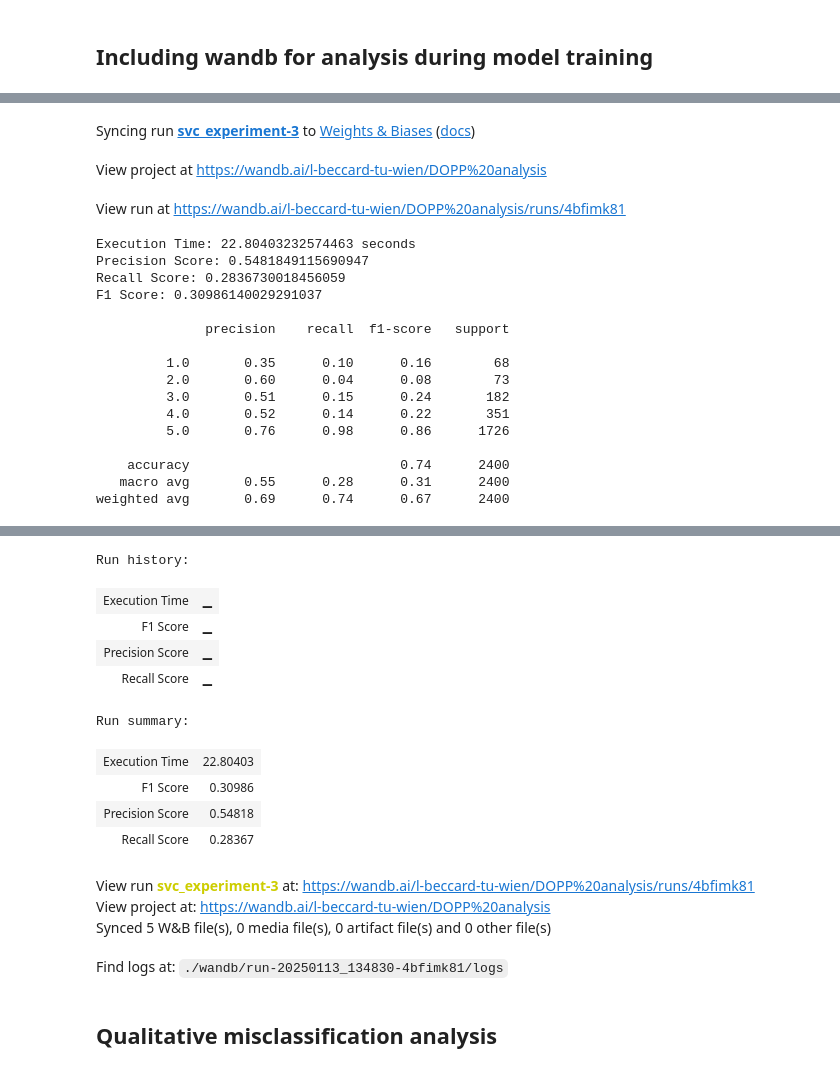
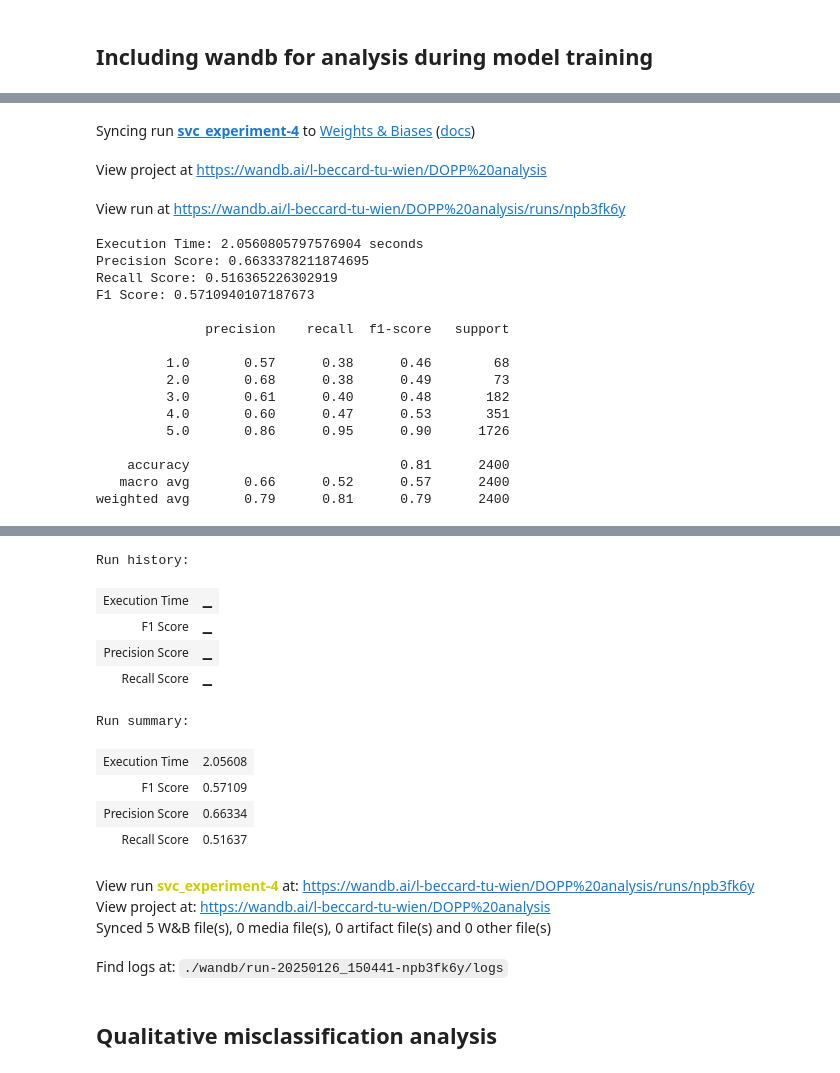
Before and after one commit to lebe1/text-oriented-data-science-project, a Jupyter notebook: Data_Modeling.ipynb, the cells around one changed output, grey strips where cells are left out. Drawn from its saved outputs; the diff is of its cells as text; code cells hidden in the pictures.

```diff
--- a/Data_Modeling.ipynb
+++ b/Data_Modeling.ipynb
@@ -123,3 +123,16 @@ df['preprocessedText'].head()
 | 3 | love smell bit expensive cant buy... |
 | 4 | found stuff japan wondered could ... |
 dtype: object
+# %%
+y = df['rating']
+X = pd.DataFrame({'preprocessedText': df['preprocessedText'], 'tokenized_text': df['tokenized_text'], 'reviewText': df["reviewText"]})
+
+X_train, X_test, y_train, y_test = train_test_split(X, y, test_size=0.2, random_state=42)
+
+# Combine train and test sets
+df_train = pd.DataFrame({'preprocessedText': X_train['preprocessedText'], 'tokenized_text': X_train['tokenized_text'], 'reviewText': X_train["reviewText"], 'rating': y_train})
+df_test = pd.DataFrame({'preprocessedText': X_test['preprocessedText'], 'tokenized_text': X_test['tokenized_text'], 'reviewText': X_test["reviewText"], 'rating': y_test})
+
+# Save them into csv files
+df_train.to_csv(folder_path + 'train.csv', index=True)
+df_test.to_csv(folder_path + 'test.csv', index=True)
@@ -148,14 +179,9 @@ True
 # %%
-X_combined = np.hstack((X_tfidf, X_w2v))
-y = df['rating']
-
-X_train, X_test, y_train, y_test = train_test_split(X_w2v, y, test_size=0.2, random_state=42)
-
 wandb_project_name = "DOPP analysis"
-wandb_run_name = "rf_experiment-6-estimators-500"
+wandb_run_name = "rf_experiment-9-estimators-100"
 
 rf_config = {
-    "n_estimators": 500,
+    "n_estimators": 100,
     "max_depth": None,
     "random_state": 42,
     "test_size": 0.2,
@@ -177,9 +203,9 @@ rf_model = RandomForestClassifier(
     max_depth=rf_config["max_depth"],
     random_state=rf_config["random_state"]
 )
-rf_model.fit(X_train, y_train)
+rf_model.fit(X_train_vectorized, y_train)
 
-y_pred_rf = rf_model.predict(X_test)
+y_pred_rf = rf_model.predict(X_test_vectorized)
 end_time = time.time()
 execution_time = end_time - start_time
 
@@ -243,13 +269,8 @@ Find logs at: ./wandb/run-20250113_132544-hvuxyphv/logs
 # %%
-X_combined = np.hstack((X_tfidf, X_w2v))
-y = df['rating']
-
-X_train, X_test, y_train, y_test = train_test_split(X_combined, y, test_size=0.2, random_state=42)
-
 svc_config = {
     "random_state": 42,
     "test_size": 0.2,
-    "max_iter": 10000,
+    "max_iter": 1000,
     "penalty": "l1",
     "dataset": "Combined"
 }
@@ -258,16 +279,16 @@ wandb_project_name = "DOPP analysis"
 
 wandb.init(
     project=wandb_project_name,
-    name="svc_experiment-3",
+    name="svc_experiment-4",
     config=svc_config
 )
 
 start_time = time.time()
 
 linear_svc_model = LinearSVC(random_state=svc_config["random_state"], penalty=svc_config["penalty"])
-linear_svc_model.fit(X_train, y_train)
+linear_svc_model.fit(X_train_vectorized, y_train)
 
-y_pred_svc = linear_svc_model.predict(X_test)
+y_pred_svc = linear_svc_model.predict(X_test_vectorized)
 end_time = time.time()
 execution_time = end_time - start_time
 
@@ -295,37 +316,37 @@ Run data is saved locally in /content/wandb/run-20250113_134830-4bfimk81
-Syncing run svc_experiment-3 to Weights & Biases (docs)
+Syncing run svc_experiment-4 to Weights & Biases (docs)
 View project at https://wandb.ai/l-beccard-tu-wien/DOPP%20analysis
-View run at https://wandb.ai/l-beccard-tu-wien/DOPP%20analysis/runs/4bfimk81
+View run at https://wandb.ai/l-beccard-tu-wien/DOPP%20analysis/runs/npb3fk6y
-Execution Time: 22.80403232574463 seconds
-Precision Score: 0.5481849115690947
-Recall Score: 0.2836730018456059
-F1 Score: 0.30986140029291037
+Execution Time: 2.0560805797576904 seconds
+Precision Score: 0.6633378211874695
+Recall Score: 0.516365226302919
+F1 Score: 0.5710940107187673
 
               precision    recall  f1-score   support
 
-         1.0       0.35      0.10      0.16        68
-         2.0       0.60      0.04      0.08        73
-         3.0       0.51      0.15      0.24       182
-         4.0       0.52      0.14      0.22       351
-         5.0       0.76      0.98      0.86      1726
+         1.0       0.57      0.38      0.46        68
+         2.0       0.68      0.38      0.49        73
+         3.0       0.61      0.40      0.48       182
+         4.0       0.60      0.47      0.53       351
+         5.0       0.86      0.95      0.90      1726
 
-    accuracy                           0.74      2400
-   macro avg       0.55      0.28      0.31      2400
-weighted avg       0.69      0.74      0.67      2400
+    accuracy                           0.81      2400
+   macro avg       0.66      0.52      0.57      2400
+weighted avg       0.79      0.81      0.79      2400
 [interactive output not drawn]
 Run history:
 | Execution Time | ▁ |
 | F1 Score | ▁ |
 | Precision Score | ▁ |
 | Recall Score | ▁ |
 Run summary:
-| Execution Time | 22.80403 |
-| F1 Score | 0.30986 |
-| Precision Score | 0.54818 |
-| Recall Score | 0.28367 |
+| Execution Time | 2.05608 |
+| F1 Score | 0.57109 |
+| Precision Score | 0.66334 |
+| Recall Score | 0.51637 |
-View run svc_experiment-3 at: https://wandb.ai/l-beccard-tu-wien/DOPP%20analysis/runs/4bfimk81
+View run svc_experiment-4 at: https://wandb.ai/l-beccard-tu-wien/DOPP%20analysis/runs/npb3fk6y
 View project at: https://wandb.ai/l-beccard-tu-wien/DOPP%20analysis
 Synced 5 W&B file(s), 0 media file(s), 0 artifact file(s) and 0 other file(s)
-Find logs at: ./wandb/run-20250113_134830-4bfimk81/logs
+Find logs at: ./wandb/run-20250126_150441-npb3fk6y/logs
 # %% [markdown]
 ## Qualitative misclassification analysis
 # %%
```
Also changed, not shown: parts of 42 cells of this notebook.
